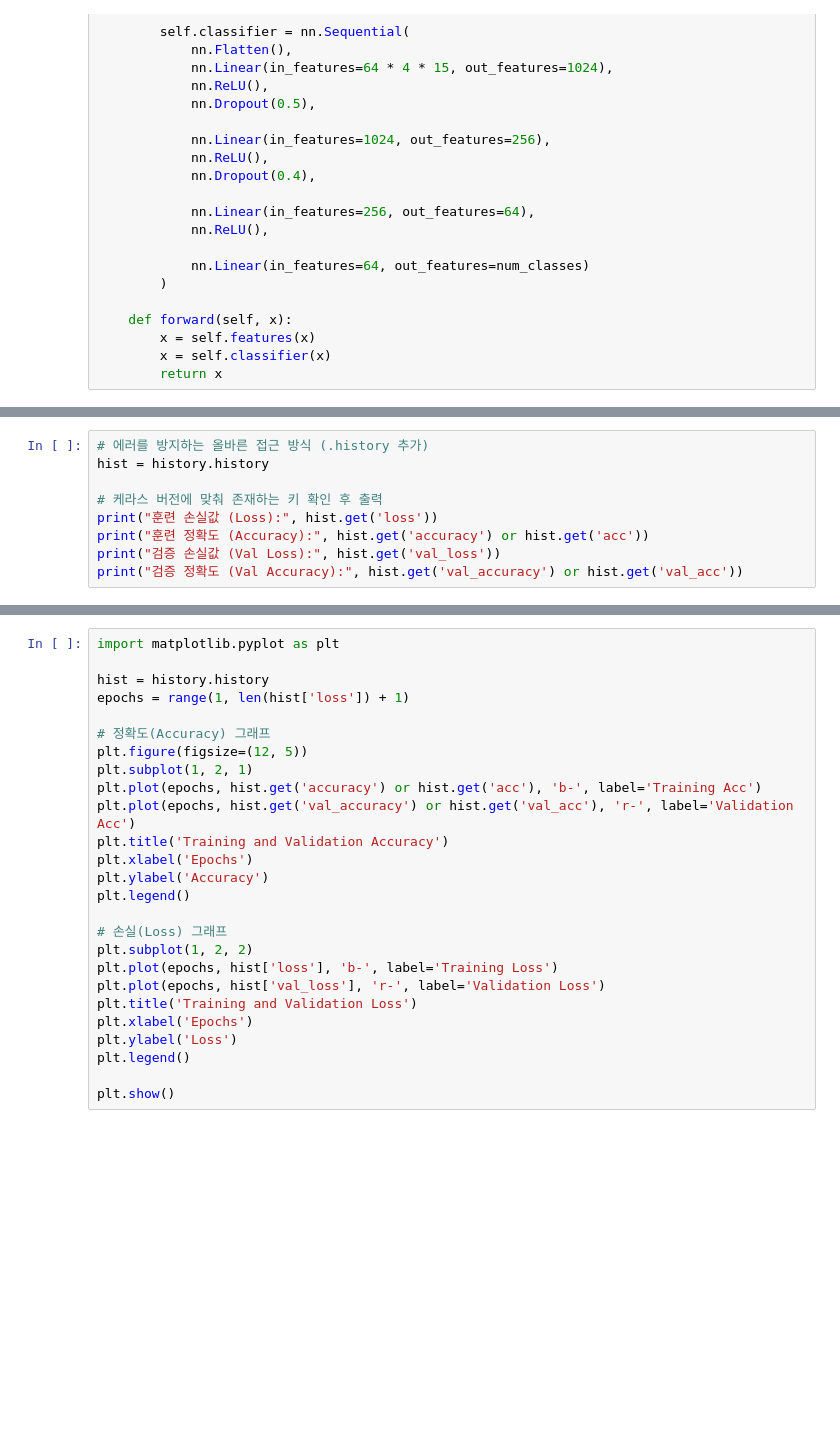
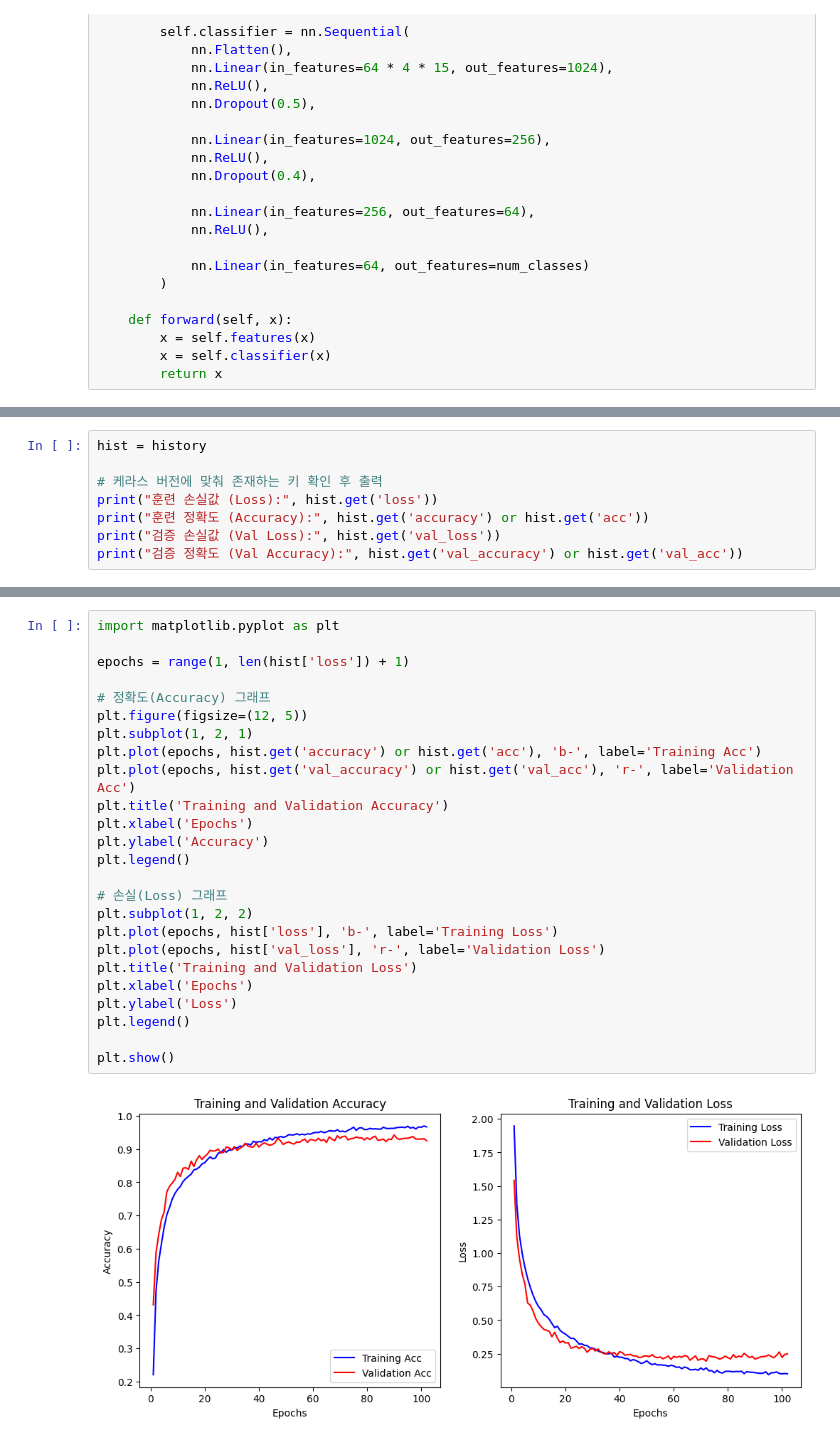
Before and after one commit to kjfcvx12/Colab, a Jupyter notebook: 05_29_librosa.ipynb, the cells around one changed output, grey strips where cells are left out. Saved outputs shown, nothing was run; the diff lists cells and outputs as text; blank space fills up the shorter version.

```diff
--- a/05_29_librosa.ipynb
+++ b/05_29_librosa.ipynb
@@ -481,6 +548,5 @@ for epoch in epoch_progress:
 # %%
-# 에러를 방지하는 올바른 접근 방식 (.history 추가)
-hist = history.history
+hist = history
 
 # 케라스 버전에 맞춰 존재하는 키 확인 후 출력
 print("훈련 손실값 (Loss):", hist.get('loss'))
@@ -490,26 +561,27 @@ print("검증 정확도 (Val Accuracy):", hist.get('val_accuracy') or hist.get('
 # %%
 import matplotlib.pyplot as plt
 
-hist = history.history
 epochs = range(1, len(hist['loss']) + 1)
 
 # 정확도(Accuracy) 그래프
 plt.figure(figsize=(12, 5))
 plt.subplot(1, 2, 1)
 plt.plot(epochs, hist.get('accuracy') or hist.get('acc'), 'b-', label='Training Acc')
 plt.plot(epochs, hist.get('val_accuracy') or hist.get('val_acc'), 'r-', label='Validation Acc')
 plt.title('Training and Validation Accuracy')
 plt.xlabel('Epochs')
 plt.ylabel('Accuracy')
 plt.legend()
 
 # 손실(Loss) 그래프
 plt.subplot(1, 2, 2)
 plt.plot(epochs, hist['loss'], 'b-', label='Training Loss')
 plt.plot(epochs, hist['val_loss'], 'r-', label='Validation Loss')
 plt.title('Training and Validation Loss')
 plt.xlabel('Epochs')
 plt.ylabel('Loss')
 plt.legend()
 
 plt.show()
+# %% [output]
+[figure, added]
```
Also changed, not shown: parts of 17 cells of this notebook.
